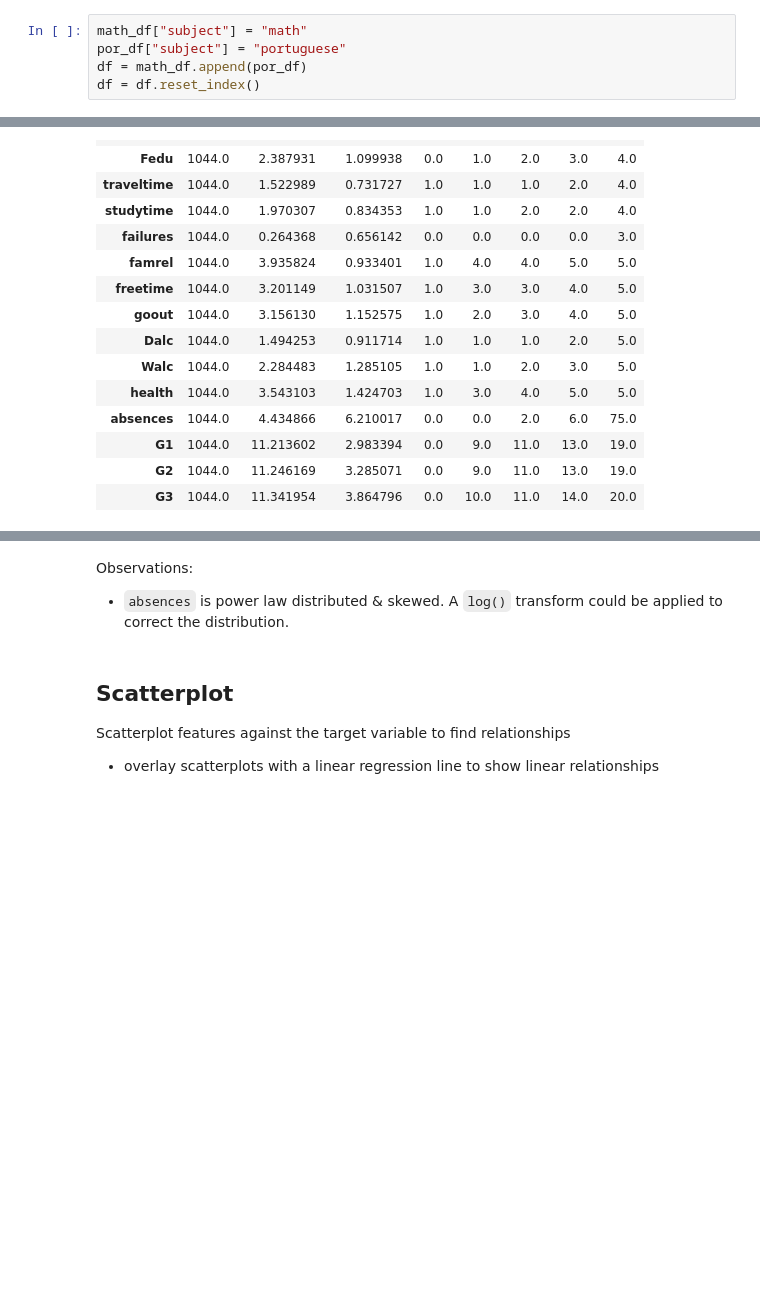
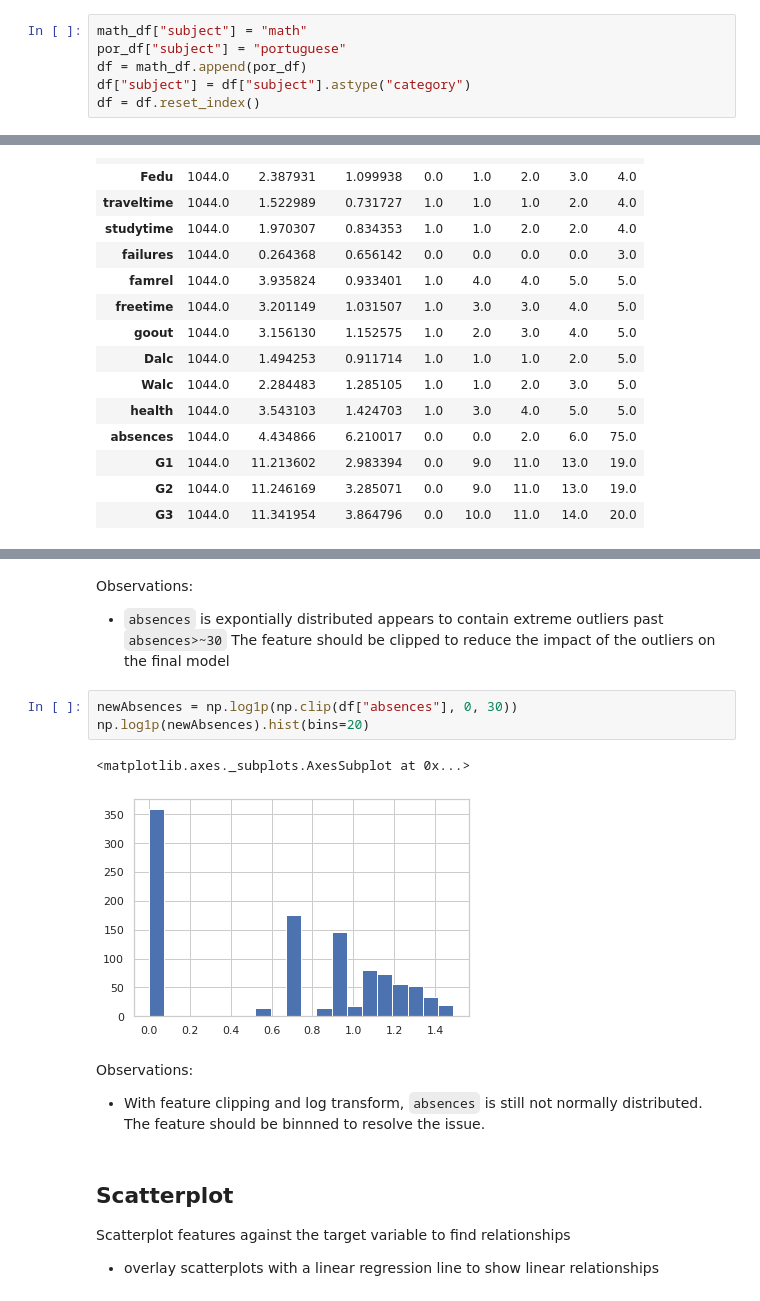
Before and after one commit to mrzzy/np-pa-assign, a Jupyter notebook: eda.ipynb, the cells around one changed output, grey strips where cells are left out. Saved outputs shown, nothing was run; the diff lists cells and outputs as text; blank space fills up the shorter version.

```diff
--- a/eda.ipynb
+++ b/eda.ipynb
@@ -87,6 +87,7 @@ Merge the CSVs to simplify EDA:
 math_df["subject"] = "math"
 por_df["subject"] = "portuguese"
 df = math_df.append(por_df)
+df["subject"] = df["subject"].astype("category")
 df = df.reset_index()
 # %% [markdown]
 ## Explore Data
@@ -147,9 +149,18 @@ array([[<matplotlib.axes._subplots.AxesSubplot object at 0x...>,
         <matplotlib.axes._subplots.AxesSubplot object at 0x...>]],
       dtype=object)
 [figure]
-# %% [markdown]
-Observations:
-- `absences` is power law distributed & skewed. A `log()` transform could be applied to correct the distribution.
+# %% [markdown]
+Observations:
+- `absences` is expontially distributed appears to contain extreme outliers past `absences>~30` The feature should be clipped to reduce the impact of the outliers on the final model
+# %%
+newAbsences = np.log1p(np.clip(df["absences"], 0, 30))
+np.log1p(newAbsences).hist(bins=20)
+# %% [output]
+<matplotlib.axes._subplots.AxesSubplot at 0x...>
+[figure, added]
+# %% [markdown]
+Observations:
+- With feature clipping and log transform, `absences` is still not normally distributed. The feature should be binnned to resolve the issue.
 # %% [markdown]
 ## Scatterplot
 Scatterplot features against the target variable to find relationships
```
Also changed, not shown: parts of 12 cells of this notebook, 4 other files.
